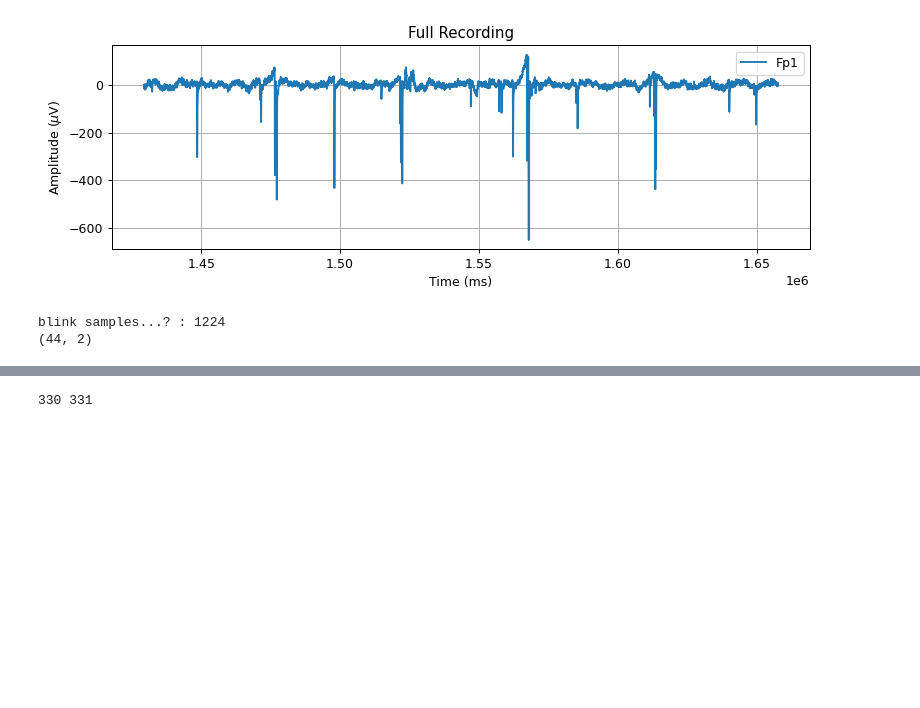
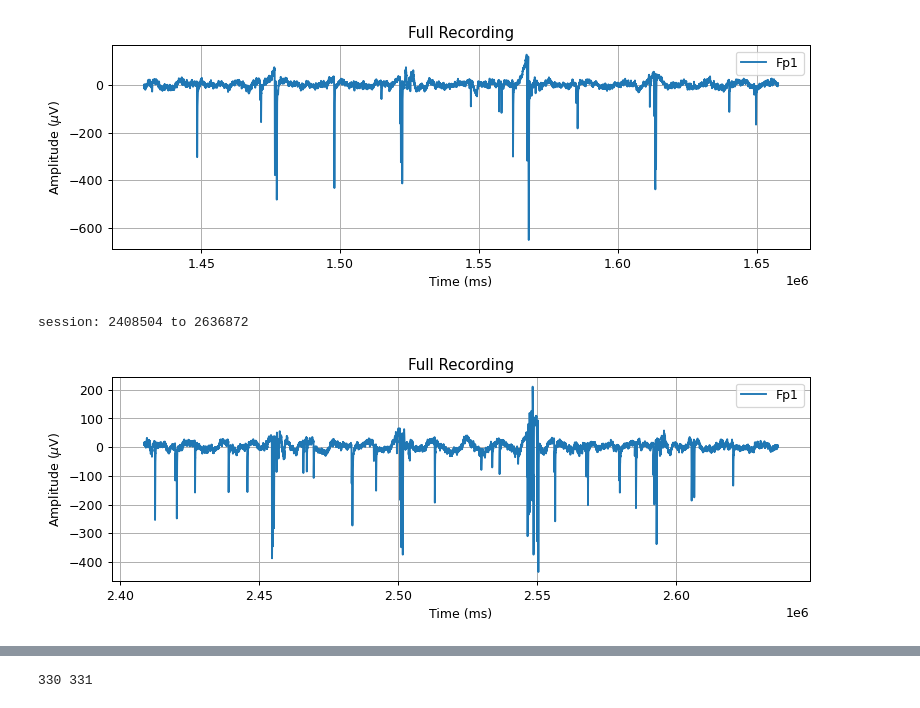
Before and after one commit to Surfincolin/openbci-standards, a Jupyter notebook: Speller_Analysis_2.ipynb, the cells around one changed output, grey strips where cells are left out. Saved outputs shown, nothing was run; the diff lists cells and outputs as text; code cells hidden in the pictures; blank space fills up the shorter version.

```diff
--- a/Speller_Analysis_2.ipynb
+++ b/Speller_Analysis_2.ipynb
@@ -426,3 +437,27 @@ fig, ax = plot_time_series(
 # %% [output]
 session: 1429349 to 1657677
 [figure]
+# %%
+fp1 = channels.index('Fp1')
+first_photosensor_time = r2_events[0,0]
+first_marker_time = r2_markers_ts[1] # skip the first...its too early and not useful
+last_photosensor_time = r2_events[-1,0]
+last_marker_time = r2_markers_ts[-1]
+session_win_start = min(first_photosensor_time, first_marker_time) - 1000
+session_win_stop = max(last_photosensor_time, last_marker_time) + 1000
+print(f'session: {session_win_start} to {session_win_stop}')
+r2_mask = (r2_eeg_ts >= session_win_start) & (r2_eeg_ts <= session_win_stop)
+
+
+g_labels = ['Fp1']
+fig, ax = plot_time_series(
+    r2_eeg_ts[r2_mask],
+    r2_eeg[r2_mask,fp1, None], # None == np.newaxis, adds axis
+    labels = g_labels,
+    xlabel='Time (ms)',
+    ylabel=r'Amplitude ($\mu$V)',
+    title=f'Full Recording'
+)
+# %% [output]
+session: 2408504 to 2636872
+[figure, added]
@@ -429,29 +467,27 @@ session: 1429349 to 1657677
 # %%
-fp1_data = r1_eeg[mask,fp1]
-fp1_data_ts = r1_eeg_ts[mask]
-f_mean = fp1_data.mean()
-f_std = fp1_data.std()
-fp1_dev = np.abs((fp1_data - f_mean) / f_std)
-print('blink samples...? :', np.count_nonzero(fp1_dev > 2.0))
-blink_mask = fp1_dev > 1.5
-blink_mask = blink_mask.astype(int)
-blinks = []
-for i, val in enumerate(blink_mask):
-    if i == 0:
-        continue
+def get_blinks(data, data_ts, ch, blink_dev_thresh=2.0):
+    ch_data = data[:,ch]
+    ch_mean = ch_data.mean()
+    ch_std = ch_data.std()
+    ch_dev = np.abs((ch_data - ch_mean) / ch_std)
+    blink_mask = ch_dev > blink_dev_thresh
+    blink_int = blink_mask.astype(int)
+    blinks = []
+    for i, val in enumerate(blink_int):
+        if i == 0:
+            continue
 
-    prev = blink_mask[i-1]
-    if val != prev:
-        if val == 1:
-            blinks.append([fp1_data_ts[i]])
-        else:
-            blinks[-1].append(fp1_data_ts[i])
+        prev = blink_int[i-1]
+        if val != prev:
+            if val == 1:
+                blinks.append([data_ts[i]])
+            else:
+                blinks[-1].append(data_ts[i])
 
-blinks = np.array(blinks)
-print(blinks.shape)
+    return np.array(blinks), blink_mask
+
+r1_blinks, _ = get_blinks(r1_eeg[r1_mask], r1_eeg_ts[r1_mask], fp1, 1.5)
+r2_blinks, _ = get_blinks(r2_eeg[r2_mask], r2_eeg_ts[r2_mask], fp1, 1.5)
-# %% [output]
-blink samples...? : 1224
-(44, 2)
 # %%
 g_labels = ['Fp1']
 fig, ax = plot_time_series(
```
Also changed, not shown: parts of 21 cells of this notebook.
